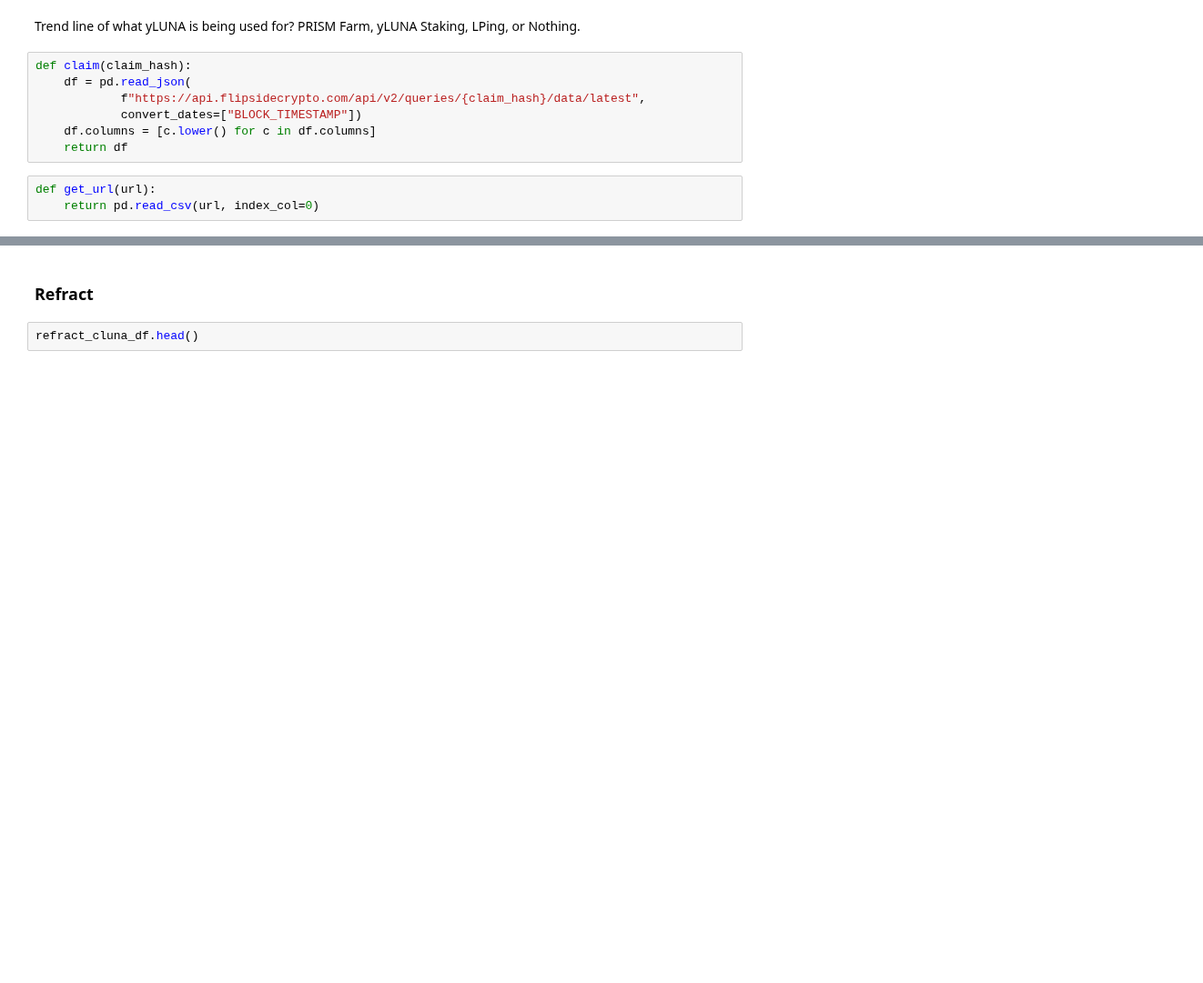
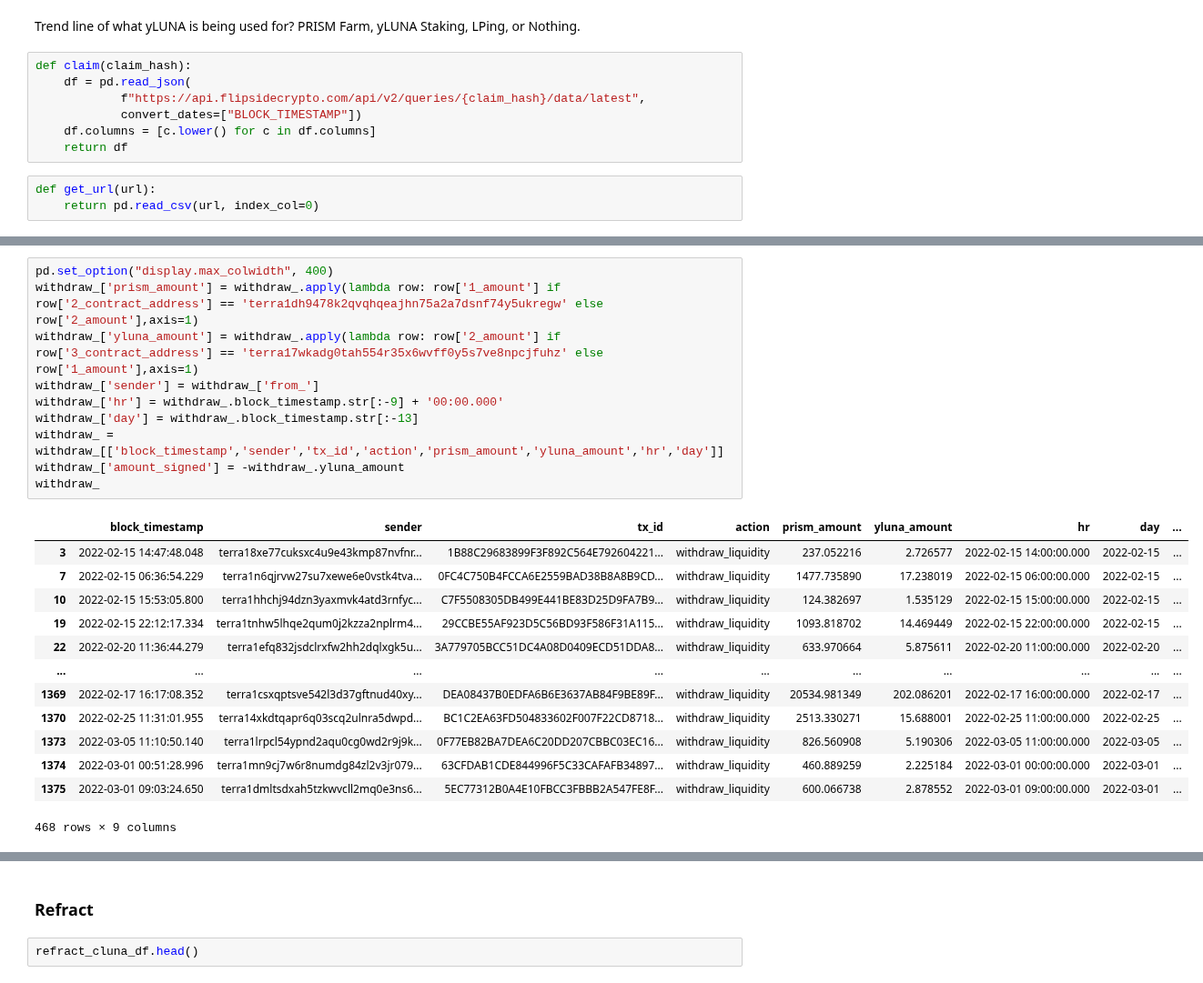
Before and after one commit to IncioMan/prism_forge, a Jupyter notebook: notebook/Prism Farm - Analytics.ipynb, the cells around one changed output, grey strips where cells are left out. Shown at 91% size. Saved outputs shown, nothing was run; the diff lists cells and outputs as text; blank space fills up the shorter version.

```diff
--- a/notebook/Prism Farm - Analytics.ipynb
+++ b/notebook/Prism Farm - Analytics.ipynb
@@ -42,0 +79,24 @@ router_df = pd.read_csv('../data/router.csv', index_col=0)
+# %%
+pd.set_option("display.max_colwidth", 400)
+withdraw_['prism_amount'] = withdraw_.apply(lambda row: row['1_amount'] if row['2_contract_address'] == 'terra1dh9478k2qvqhqeajhn75a2a7dsnf74y5ukregw' else row['2_amount'],axis=1)
+withdraw_['yluna_amount'] = withdraw_.apply(lambda row: row['2_amount'] if row['3_contract_address'] == 'terra17wkadg0tah554r35x6wvff0y5s7ve8npcjfuhz' else row['1_amount'],axis=1)
+withdraw_['sender'] = withdraw_['from_']
+withdraw_['hr'] = withdraw_.block_timestamp.str[:-9] + '00:00.000'
+withdraw_['day'] = withdraw_.block_timestamp.str[:-13]
+withdraw_ = withdraw_[['block_timestamp','sender','tx_id','action','prism_amount','yluna_amount','hr','day']]
+withdraw_['amount_signed'] = -withdraw_.yluna_amount
+withdraw_
+# %% [output]
+|  | block_timestamp | sender | tx_id | action | prism_amount | yluna_amount | hr | day | ... |
+| 3 | 2022-02-15 14:47:48.048 | terra18xe77cuksxc4u9e43kmp87nvfnr... | 1B88C29683899F3F892C564E792604221... | withdraw_liquidity | 237.052216 | 2.726577 | 2022-02-15 14:00:00.000 | 2022-02-15 | ... |
+| 7 | 2022-02-15 06:36:54.229 | terra1n6qjrvw27su7xewe6e0vstk4tva... | 0FC4C750B4FCCA6E2559BAD38B8A8B9CD... | withdraw_liquidity | 1477.735890 | 17.238019 | 2022-02-15 06:00:00.000 | 2022-02-15 | ... |
+| 10 | 2022-02-15 15:53:05.800 | terra1hhchj94dzn3yaxmvk4atd3rnfyc... | C7F5508305DB499E441BE83D25D9FA7B9... | withdraw_liquidity | 124.382697 | 1.535129 | 2022-02-15 15:00:00.000 | 2022-02-15 | ... |
+| 19 | 2022-02-15 22:12:17.334 | terra1tnhw5lhqe2qum0j2kzza2nplrm4... | 29CCBE55AF923D5C56BD93F586F31A115... | withdraw_liquidity | 1093.818702 | 14.469449 | 2022-02-15 22:00:00.000 | 2022-02-15 | ... |
+| 22 | 2022-02-20 11:36:44.279 | terra1efq832jsdclrxfw2hh2dqlxgk5u... | 3A779705BCC51DC4A08D0409ECD51DDA8... | withdraw_liquidity | 633.970664 | 5.875611 | 2022-02-20 11:00:00.000 | 2022-02-20 | ... |
+| ... | ... | ... | ... | ... | ... | ... | ... | ... | ... |
+| 1369 | 2022-02-17 16:17:08.352 | terra1csxqptsve542l3d37gftnud40xy... | DEA08437B0EDFA6B6E3637AB84F9BE89F... | withdraw_liquidity | 20534.981349 | 202.086201 | 2022-02-17 16:00:00.000 | 2022-02-17 | ... |
+| 1370 | 2022-02-25 11:31:01.955 | terra14xkdtqapr6q03scq2ulnra5dwpd... | BC1C2EA63FD504833602F007F22CD8718... | withdraw_liquidity | 2513.330271 | 15.688001 | 2022-02-25 11:00:00.000 | 2022-02-25 | ... |
+| 1373 | 2022-03-05 11:10:50.140 | terra1lrpcl54ypnd2aqu0cg0wd2r9j9k... | 0F77EB82BA7DEA6C20DD207CBBC03EC16... | withdraw_liquidity | 826.560908 | 5.190306 | 2022-03-05 11:00:00.000 | 2022-03-05 | ... |
+| 1374 | 2022-03-01 00:51:28.996 | terra1mn9cj7w6r8numdg84zl2v3jr079... | 63CFDAB1CDE844996F5C33CAFAFB34897... | withdraw_liquidity | 460.889259 | 2.225184 | 2022-03-01 00:00:00.000 | 2022-03-01 | ... |
+| 1375 | 2022-03-01 09:03:24.650 | terra1dmltsdxah5tzkwvcll2mq0e3ns6... | 5EC77312B0A4E10FBCC3FBBB2A547FE8F... | withdraw_liquidity | 600.066738 | 2.878552 | 2022-03-01 09:00:00.000 | 2022-03-01 | ... |
+468 rows × 9 columns
```
Also changed, not shown: parts of 24 cells of this notebook, 1 other file.
